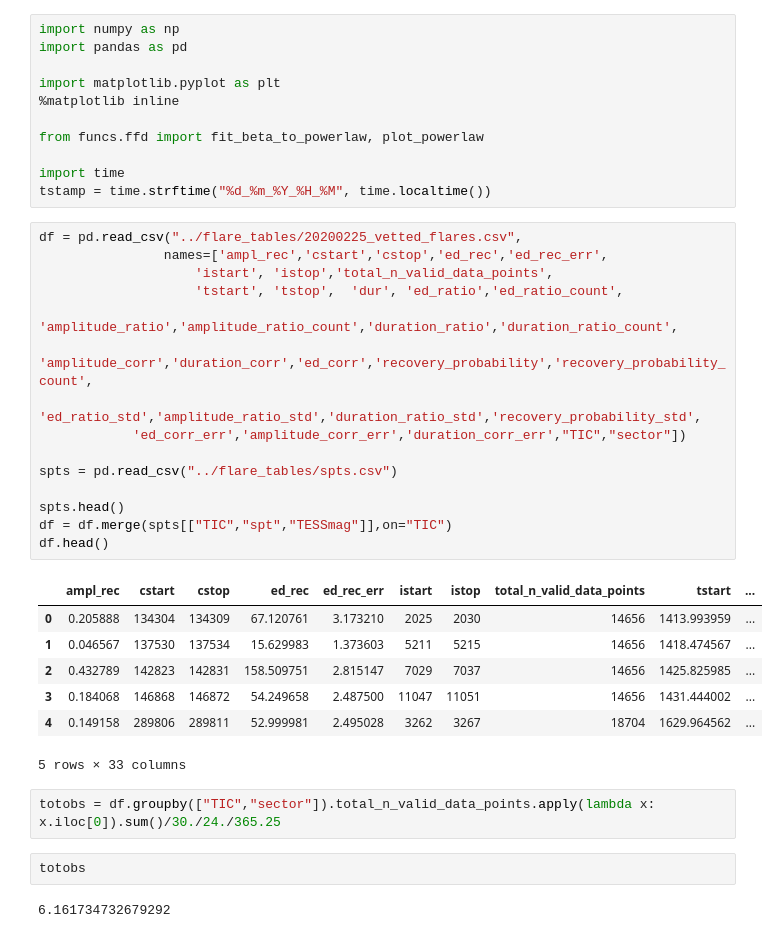
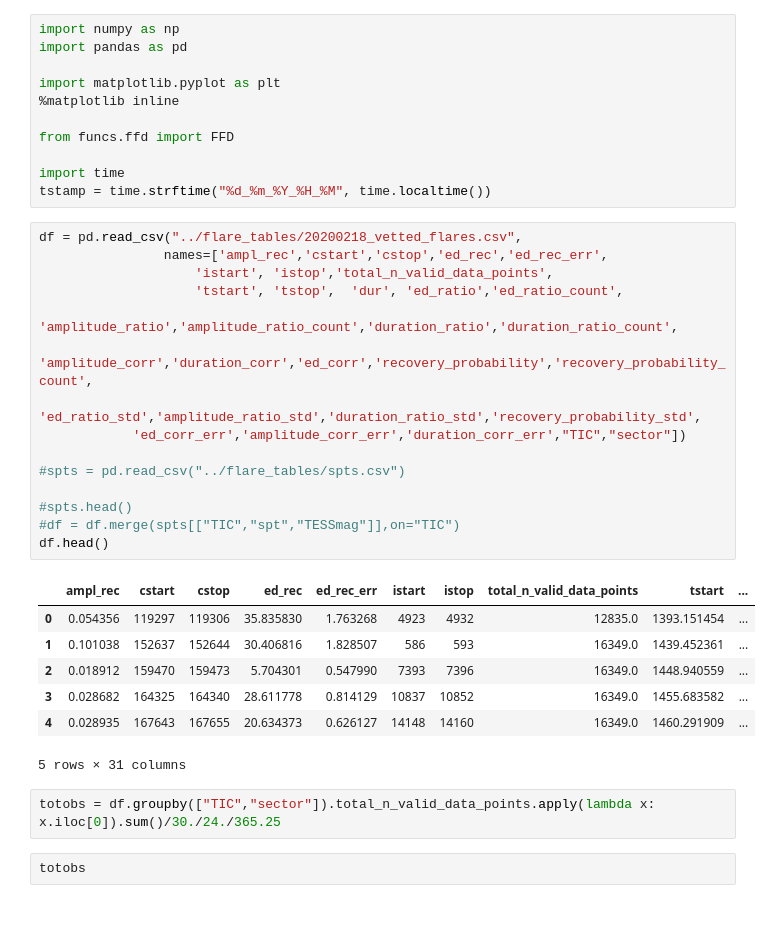
Before and after one commit to ekaterinailin/TESS_UCD_flares, a Jupyter notebook: notebook/NB5_post_analysis.ipynb, the cells around one changed output. Drawn from its saved outputs; the diff is of its cells as text.

```diff
--- a/notebook/NB5_post_analysis.ipynb
+++ b/notebook/NB5_post_analysis.ipynb
@@ -5,38 +5,36 @@ import pandas as pd
 import matplotlib.pyplot as plt
 %matplotlib inline
 
-from funcs.ffd import fit_beta_to_powerlaw, plot_powerlaw
+from funcs.ffd import FFD
 
 import time
 tstamp = time.strftime("%d_%m_%Y_%H_%M", time.localtime())
 # %%
-df = pd.read_csv("../flare_tables/20200225_vetted_flares.csv",
+df = pd.read_csv("../flare_tables/20200218_vetted_flares.csv",
                 names=['ampl_rec','cstart','cstop','ed_rec','ed_rec_err',
                     'istart', 'istop','total_n_valid_data_points',
                     'tstart', 'tstop',  'dur', 'ed_ratio','ed_ratio_count',
             'amplitude_ratio','amplitude_ratio_count','duration_ratio','duration_ratio_count',
             'amplitude_corr','duration_corr','ed_corr','recovery_probability','recovery_probability_count',
             'ed_ratio_std','amplitude_ratio_std','duration_ratio_std','recovery_probability_std',
             'ed_corr_err','amplitude_corr_err','duration_corr_err',"TIC","sector"])
 
-spts = pd.read_csv("../flare_tables/spts.csv")
+#spts = pd.read_csv("../flare_tables/spts.csv")
 
-spts.head()
-df = df.merge(spts[["TIC","spt","TESSmag"]],on="TIC")
+#spts.head()
+#df = df.merge(spts[["TIC","spt","TESSmag"]],on="TIC")
 df.head()
 # %% [output]
 |  | ampl_rec | cstart | cstop | ed_rec | ed_rec_err | istart | istop | total_n_valid_data_points | tstart | ... |
-| 0 | 0.205888 | 134304 | 134309 | 67.120761 | 3.173210 | 2025 | 2030 | 14656 | 1413.993959 | ... |
-| 1 | 0.046567 | 137530 | 137534 | 15.629983 | 1.373603 | 5211 | 5215 | 14656 | 1418.474567 | ... |
-| 2 | 0.432789 | 142823 | 142831 | 158.509751 | 2.815147 | 7029 | 7037 | 14656 | 1425.825985 | ... |
-| 3 | 0.184068 | 146868 | 146872 | 54.249658 | 2.487500 | 11047 | 11051 | 14656 | 1431.444002 | ... |
-| 4 | 0.149158 | 289806 | 289811 | 52.999981 | 2.495028 | 3262 | 3267 | 18704 | 1629.964562 | ... |
+| 0 | 0.054356 | 119297 | 119306 | 35.835830 | 1.763268 | 4923 | 4932 | 12835.0 | 1393.151454 | ... |
+| 1 | 0.101038 | 152637 | 152644 | 30.406816 | 1.828507 | 586 | 593 | 16349.0 | 1439.452361 | ... |
+| 2 | 0.018912 | 159470 | 159473 | 5.704301 | 0.547990 | 7393 | 7396 | 16349.0 | 1448.940559 | ... |
+| 3 | 0.028682 | 164325 | 164340 | 28.611778 | 0.814129 | 10837 | 10852 | 16349.0 | 1455.683582 | ... |
+| 4 | 0.028935 | 167643 | 167655 | 20.634373 | 0.626127 | 14148 | 14160 | 16349.0 | 1460.291909 | ... |
-5 rows × 33 columns
+5 rows × 31 columns
 # %%
 totobs = df.groupby(["TIC","sector"]).total_n_valid_data_points.apply(lambda x: x.iloc[0]).sum()/30./24./365.25
 # %%
 totobs
-# %% [output]
-6.161734732679292
 # %%
 plt.hist(df.recovery_probability_count, bins=np.linspace(0,50,10), histtype="step");
```
Also changed, not shown: parts of 18 cells of this notebook, 2 other files.
